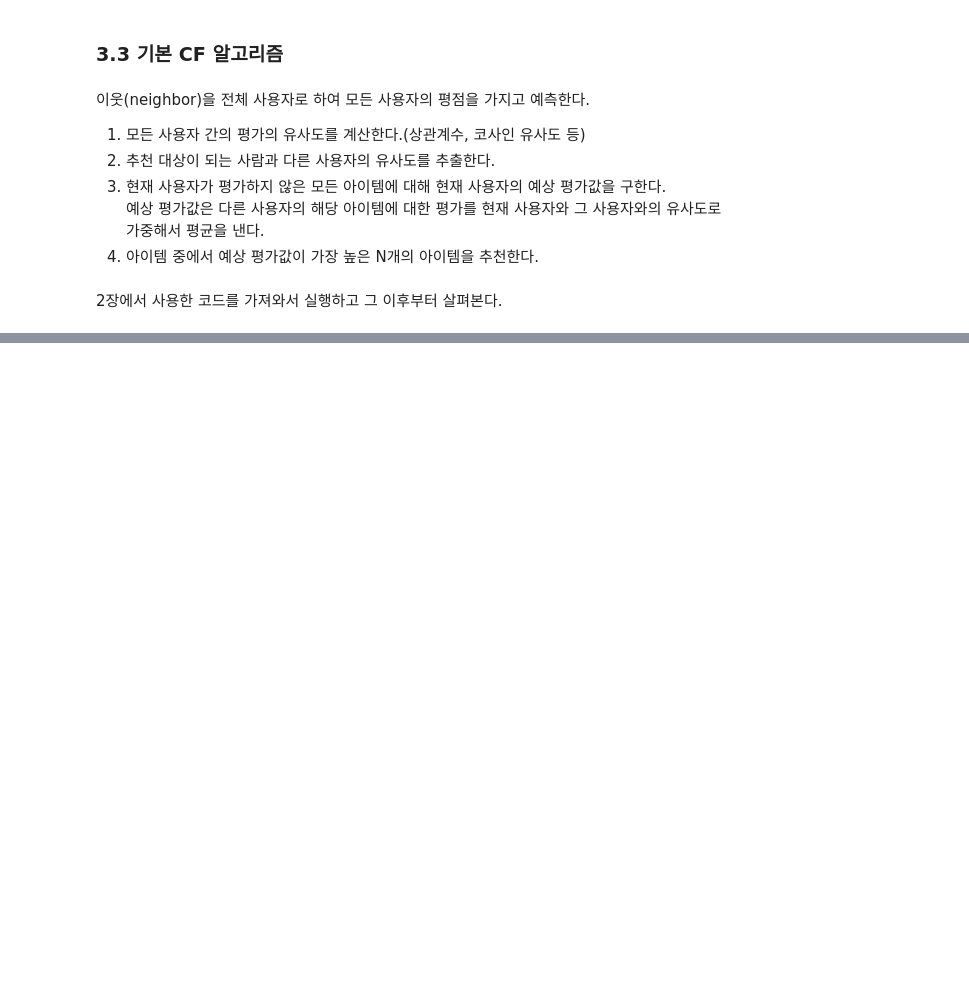
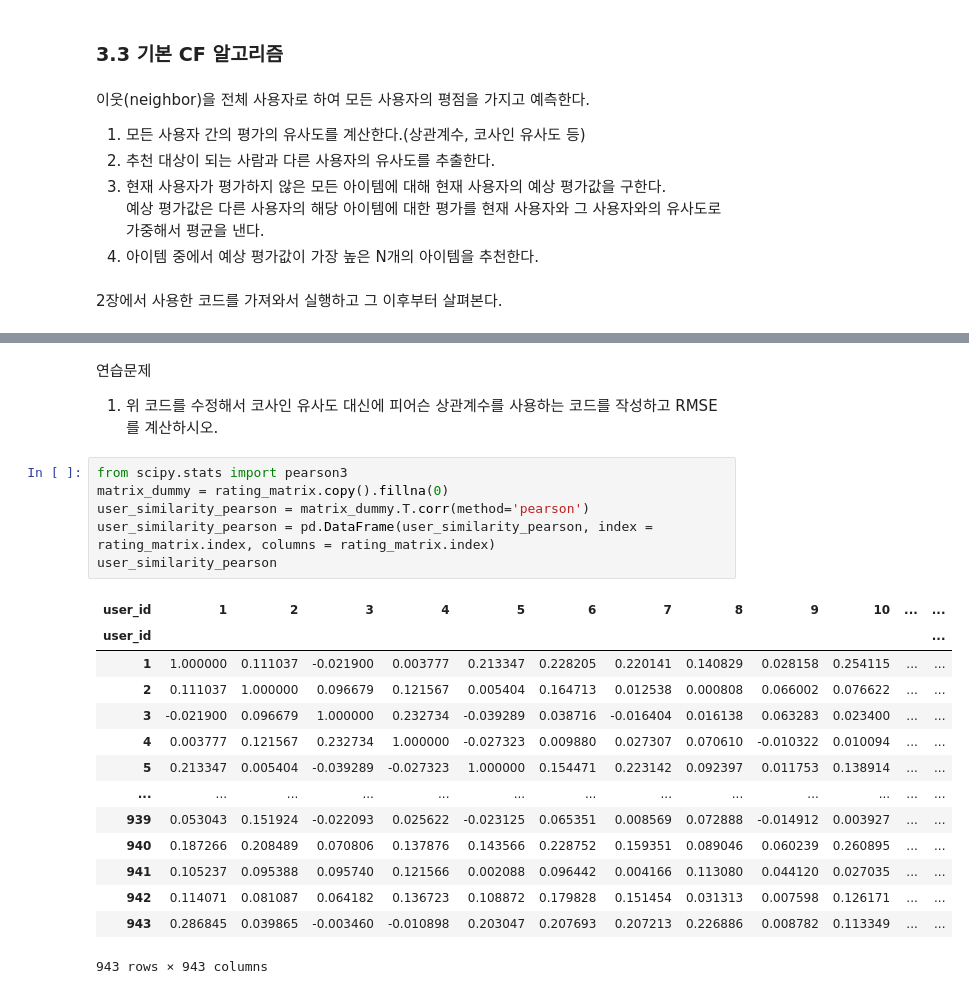
Before and after one commit to Junoflows/REC_basic, a Jupyter notebook: CH3. 협업 필터링 추천 시스템.ipynb, the cells around one changed output, grey strips where cells are left out. Cells and saved outputs as stored; diff of their text form; blank space fills up the shorter version.

```diff
--- a/CH3. 협업 필터링 추천 시스템.ipynb
+++ b/CH3. 협업 필터링 추천 시스템.ipynb
@@ -78,0 +144,24 @@ rating_matrix = x_train.pivot(index='user_id', columns='movie_id', values='ratin
+# %% [markdown]
+연습문제
+1. 위 코드를 수정해서 코사인 유사도 대신에 피어슨 상관계수를 사용하는 코드를 작성하고 RMSE를 계산하시오.
+# %%
+from scipy.stats import pearson3
+matrix_dummy = rating_matrix.copy().fillna(0)
+user_similarity_pearson = matrix_dummy.T.corr(method='pearson')
+user_similarity_pearson = pd.DataFrame(user_similarity_pearson, index = rating_matrix.index, columns = rating_matrix.index)
+user_similarity_pearson
+# %% [output]
+| user_id | 1 | 2 | 3 | 4 | 5 | 6 | 7 | 8 | 9 | 10 | ... | ... |
+| user_id |  |  |  |  |  |  |  |  |  |  |  | ... |
+| 1 | 1.000000 | 0.111037 | -0.021900 | 0.003777 | 0.213347 | 0.228205 | 0.220141 | 0.140829 | 0.028158 | 0.254115 | ... | ... |
+| 2 | 0.111037 | 1.000000 | 0.096679 | 0.121567 | 0.005404 | 0.164713 | 0.012538 | 0.000808 | 0.066002 | 0.076622 | ... | ... |
+| 3 | -0.021900 | 0.096679 | 1.000000 | 0.232734 | -0.039289 | 0.038716 | -0.016404 | 0.016138 | 0.063283 | 0.023400 | ... | ... |
+| 4 | 0.003777 | 0.121567 | 0.232734 | 1.000000 | -0.027323 | 0.009880 | 0.027307 | 0.070610 | -0.010322 | 0.010094 | ... | ... |
+| 5 | 0.213347 | 0.005404 | -0.039289 | -0.027323 | 1.000000 | 0.154471 | 0.223142 | 0.092397 | 0.011753 | 0.138914 | ... | ... |
+| ... | ... | ... | ... | ... | ... | ... | ... | ... | ... | ... | ... | ... |
+| 939 | 0.053043 | 0.151924 | -0.022093 | 0.025622 | -0.023125 | 0.065351 | 0.008569 | 0.072888 | -0.014912 | 0.003927 | ... | ... |
+| 940 | 0.187266 | 0.208489 | 0.070806 | 0.137876 | 0.143566 | 0.228752 | 0.159351 | 0.089046 | 0.060239 | 0.260895 | ... | ... |
+| 941 | 0.105237 | 0.095388 | 0.095740 | 0.121566 | 0.002088 | 0.096442 | 0.004166 | 0.113080 | 0.044120 | 0.027035 | ... | ... |
+| 942 | 0.114071 | 0.081087 | 0.064182 | 0.136723 | 0.108872 | 0.179828 | 0.151454 | 0.031313 | 0.007598 | 0.126171 | ... | ... |
+| 943 | 0.286845 | 0.039865 | -0.003460 | -0.010898 | 0.203047 | 0.207693 | 0.207213 | 0.226886 | 0.008782 | 0.113349 | ... | ... |
+943 rows × 943 columns
```
Also changed, not shown: parts of 9 cells of this notebook.
